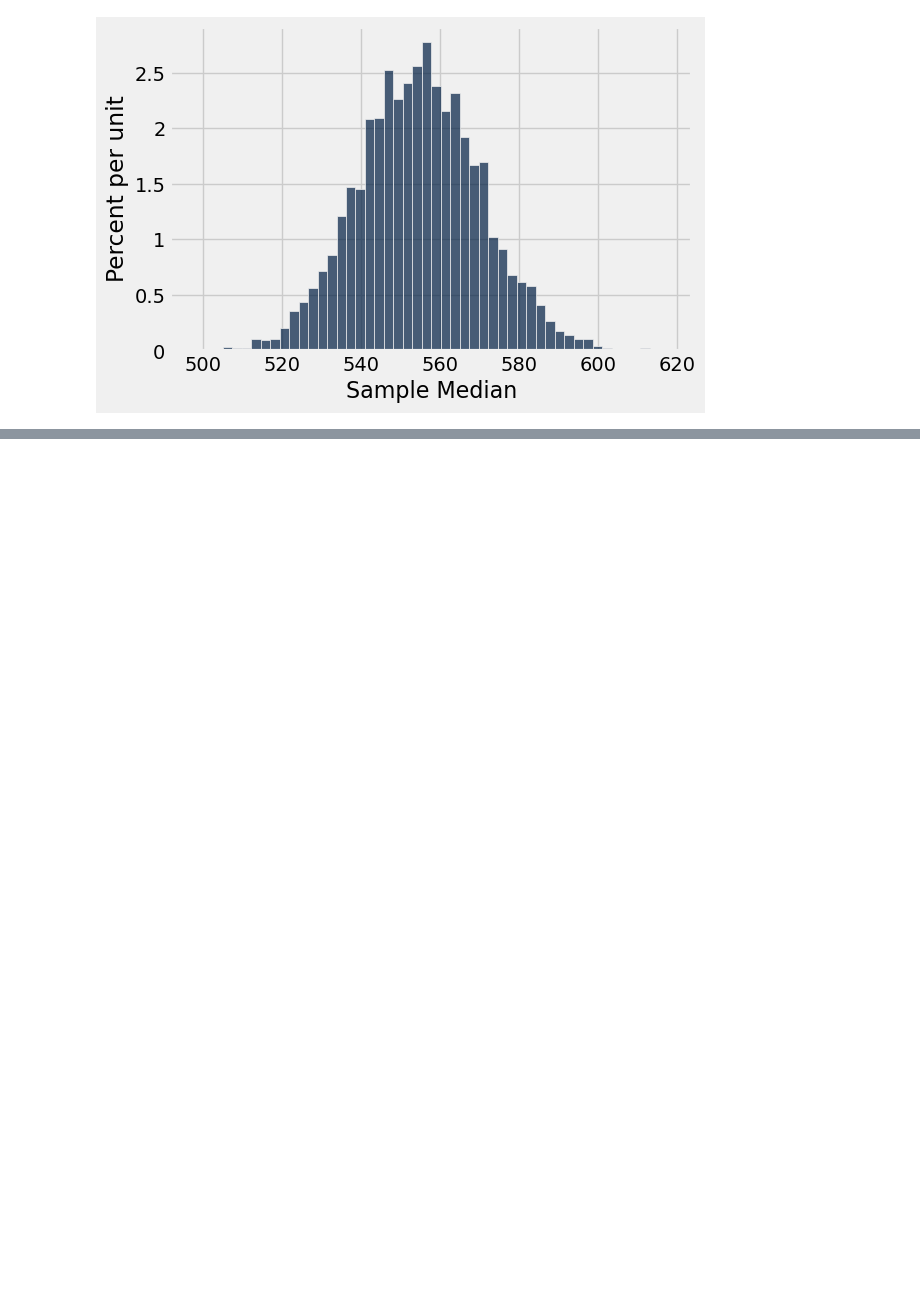
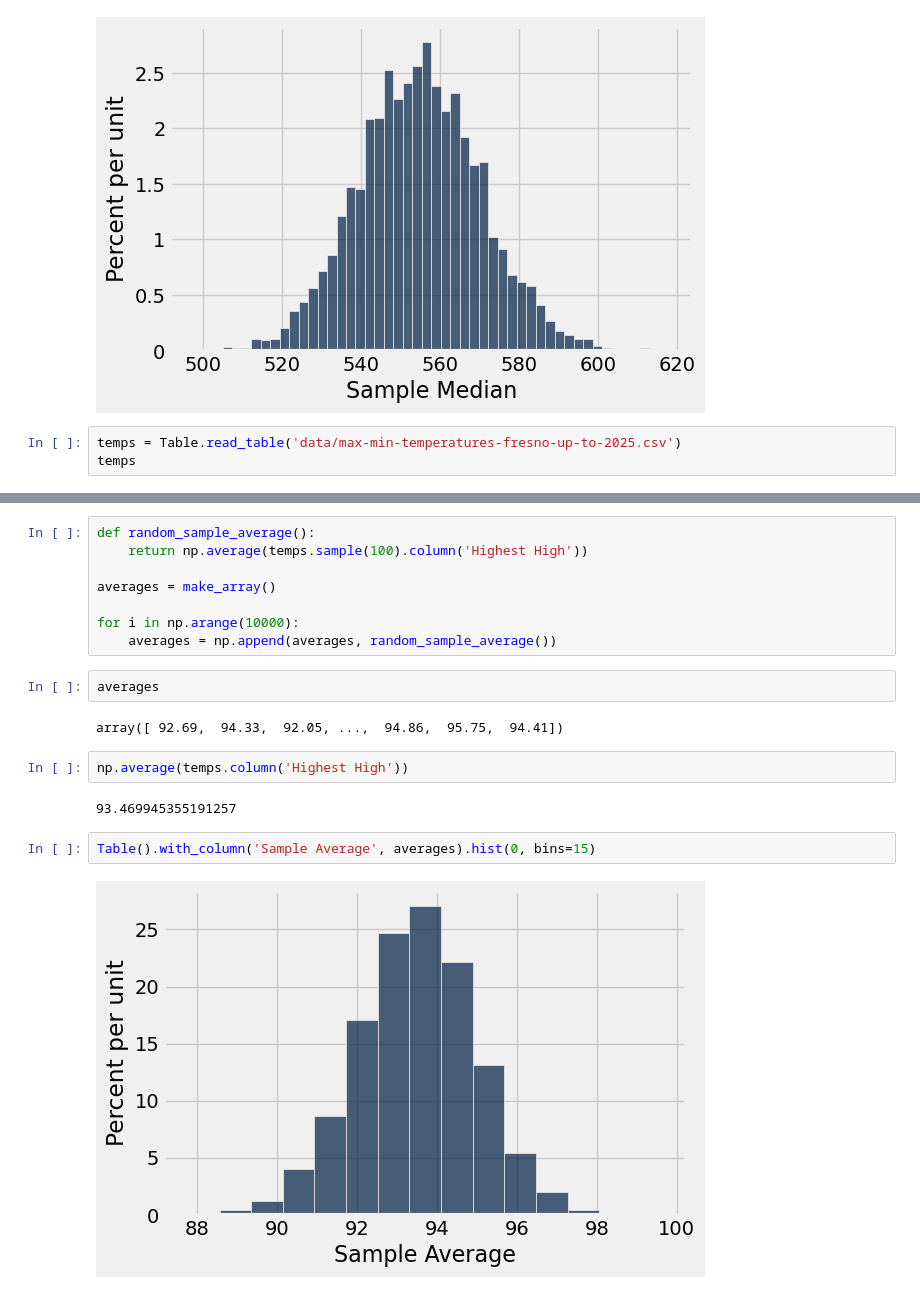
Before and after one commit to lawtonsclass/s26-code-from-class, a Jupyter notebook: data8/ch10.ipynb, the cells around one changed output, grey strips where cells are left out. Drawn from its saved outputs; the diff is of its cells as text; blank space fills up the shorter version.

```diff
--- a/data8/ch10.ipynb
+++ b/data8/ch10.ipynb
@@ -260,3 +260,6 @@ simulated_medians
 simulated_medians.hist(0, bins=50)
 # %% [output]
 [figure]
+# %%
+temps = Table.read_table('data/max-min-temperatures-fresno-up-to-2025.csv')
+temps
@@ -262,0 +279,20 @@ simulated_medians.hist(0, bins=50)
+# %%
+def random_sample_average():
+    return np.average(temps.sample(100).column('Highest High'))
+
+averages = make_array()
+
+for i in np.arange(10000):
+    averages = np.append(averages, random_sample_average())
+# %%
+averages
+# %% [output]
+array([ 92.69,  94.33,  92.05, ...,  94.86,  95.75,  94.41])
+# %%
+np.average(temps.column('Highest High'))
+# %% [output]
+93.469945355191257
+# %%
+Table().with_column('Sample Average', averages).hist(0, bins=15)
+# %% [output]
+[figure, added]
```
Also changed, not shown: parts of 11 cells of this notebook.
